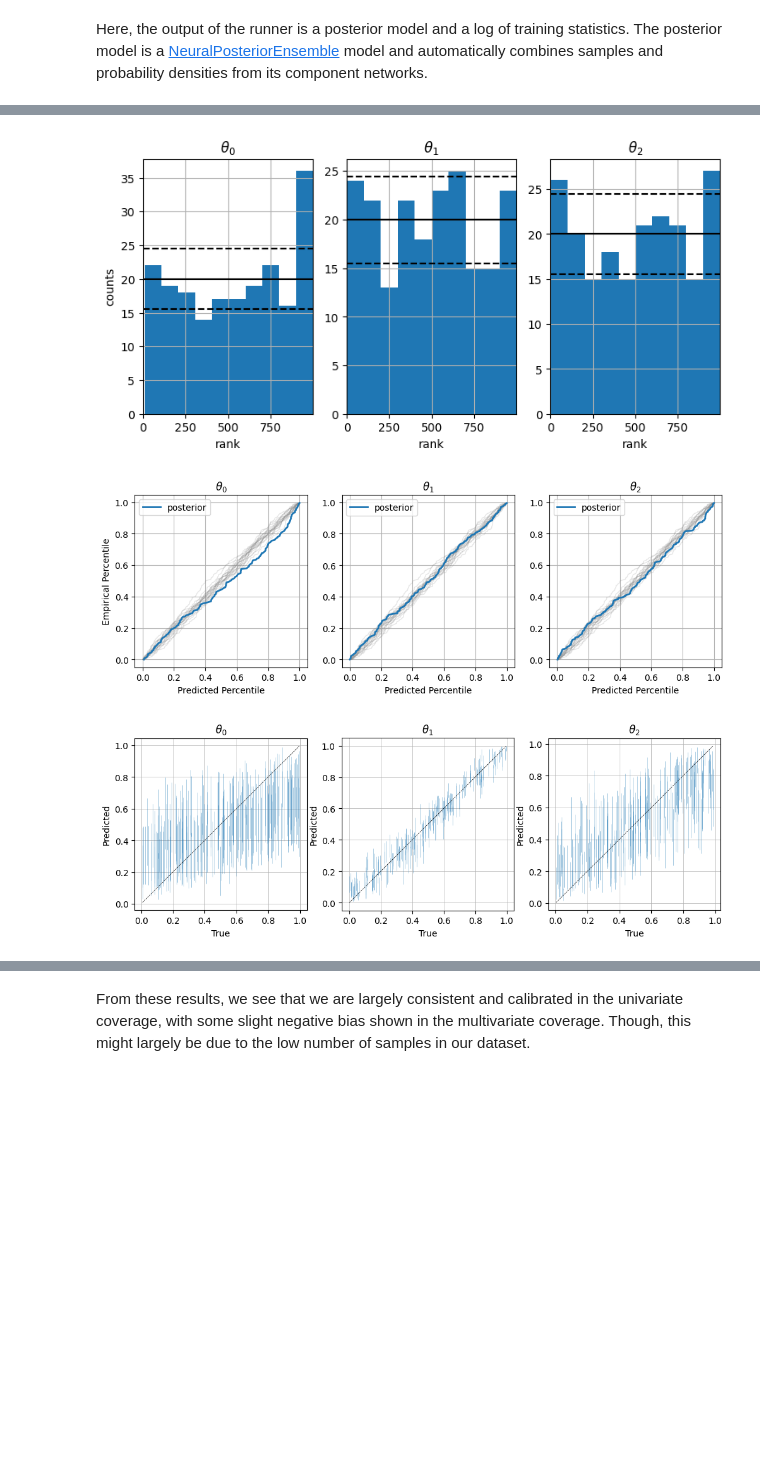
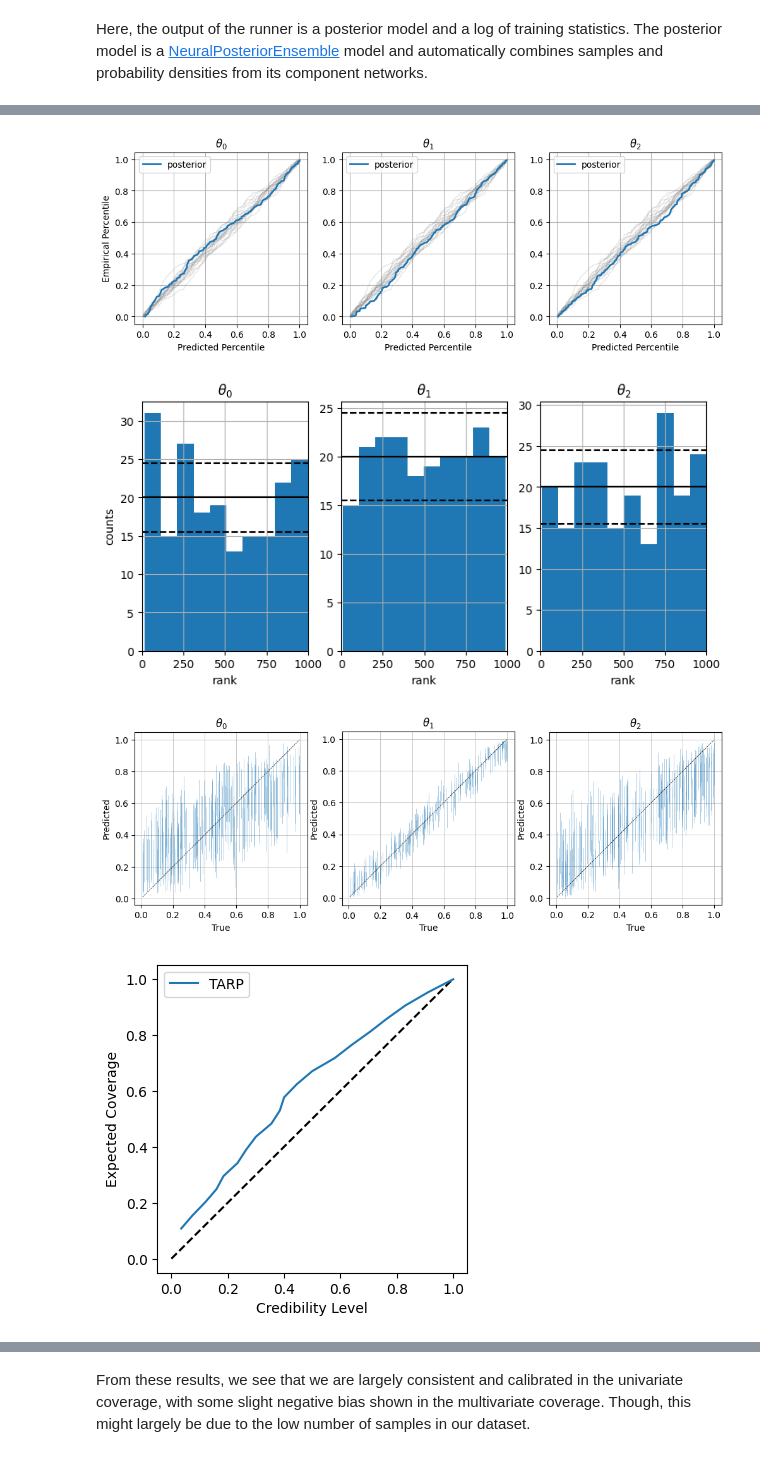
Before and after one commit to maho3/ltu-ili, a Jupyter notebook: notebooks/tutorial.ipynb, the cells around one changed output, grey strips where cells are left out. Cells and saved outputs as stored; diff of their text form; code cells hidden in the pictures; blank space fills up the shorter version.

Commit message:
Ready for PR with signatures, new class for TARP and rankstatics and option to sample from NeuralPosterior ensemble or from each posterior in the ensemble to compute metrics

```diff
--- a/notebooks/tutorial.ipynb
+++ b/notebooks/tutorial.ipynb
@@ -69,10 +71,13 @@ prior = sbi.utils.BoxUniform(low=(0,0,0), high=(1,1,1), device=device)
 # define an inference class (here, we are doing amortized posterior inference)
 inference_class = sbi.inference.SNPE
 
+# Optional signatures (not used, for illustration here)
+signatures = ["maf_test_", "mdn_test_"]
+
 # instantiate your neural networks to be used as an ensemble
 nets = [
     sbi.utils.posterior_nn(model='maf', hidden_features=50, num_transforms=5),
-    sbi.utils.posterior_nn(model='mdn', hidden_features=50, num_components=2)
+    sbi.utils.posterior_nn(model='mdn', hidden_features=50, num_components=4)
 ]
 
 # define training arguments
@@ -90,10 +95,11 @@ runner = SBIRunner(
     embedding_net=None,
     train_args=train_args,
     proposal=None,
-    output_path=None  # no output path, so nothing will be saved to file
+    output_path=None,
+    signatures = signatures# no output path, so nothing will be saved to file
 )
 # %%
 # train the model
-posterior, summaries = runner(loader=loader)
+posterior_ensemble, summaries = runner(loader=loader)
 # %% [output]
 INFO:root:Training model 1 out of 2 ensemble models
@@ -120,8 +128,17 @@ ax.legend()
 # %%
+# Now, SBIRunner returns a custom class instance to be able to pass signature strings
+# This class has simply for attributes a NeuralPosteriorEstimate and a string list
+print(posterior_ensemble.signatures)
+posterior = posterior_ensemble.ensemble
+
 # choose a random input
+seed_in = 49
+np.random.seed(seed_in)
 ind = np.random.randint(len(theta))
 
 # generate samples from the posterior using accept/reject sampling
+seed_samp = 32
+torch.manual_seed(seed_samp)
 samples = posterior.sample((1000,), torch.Tensor(x[ind]).to(device))
 
 # calculate the log_prob for each sample
@@ -161,15 +184,16 @@ fig = metric(
 # %%
-# calculate and plot the rank statistics to describe univariate posterior coverage
-metric = PlotRankStatistics(
-    backend='sbi', output_path=None, num_samples=1000,
-    sample_method='direct', labels=[f'$\\theta_{i}$' for i in range(3)]
-)
-fig = metric(
-    posterior=posterior,
+# Drawing samples from the ensemble posterior
+
+metric_ensemble = PosteriorCoverage(backend='sbi', output_path=None, num_samples=1000,
+    sample_method='direct', labels=[f'$\\theta_{i}$' for i in range(3)], plot_list = ["coverage", "histogram", "predictions", "TARP"])
+
+fig = metric_ensemble(
+    posterior=posterior, # NeuralPosteriorEnsemble instance from sbi package
     x_obs = x[ind], theta_obs=theta[ind],
     x=x, theta=theta
 )
 # %% [output]
-[figure, old version]
+[figure, new version]
-[figure, old version]
+[figure, new version]
-[figure, old version]
+[figure, new version]
+[figure, added]
```
Also changed, not shown: parts of 22 cells of this notebook, 5 other files.
